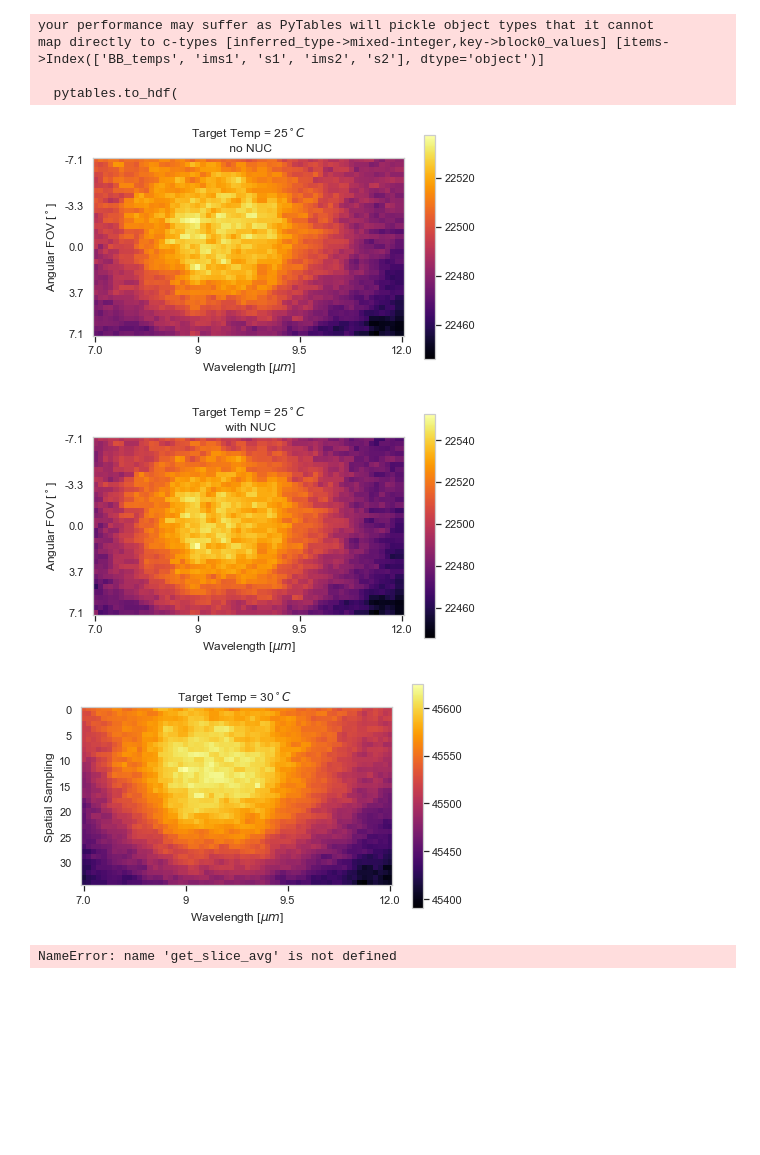
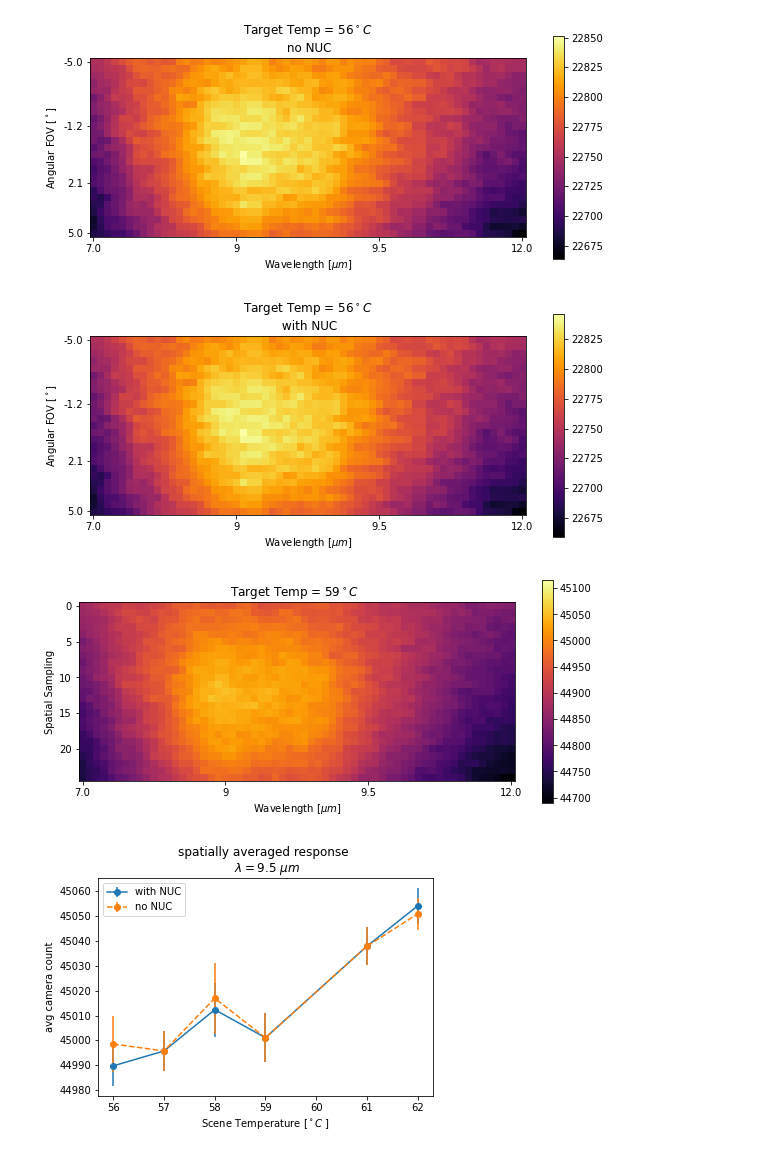
Before and after one commit to Polarization-Lab/IRCSP, a Jupyter notebook: calibration/calculate_LUT_with_NUC.ipynb, the cells around one changed output. Drawn from its saved outputs; the diff is of its cells as text; code cells hidden in the pictures; blank space fills up the shorter version.

```diff
--- a/calibration/calculate_LUT_with_NUC.ipynb
+++ b/calibration/calculate_LUT_with_NUC.ipynb
@@ -18,5 +13,6 @@ sns.set_style("whitegrid", {'axes.grid' : False})
 # %%
 #choose filepath to desired data
-path = '/Users/kirahart/Dropbox/GitHub/IRCSP2_data/calibration_data/LUT/'
-cal_file1 =  "/Users/kirahart/Dropbox/GitHub/IRCSP2_data/calibration_files/cam1pixel.h5"
-cal_file2 =  "/Users/kirahart/Dropbox/GitHub/IRCSP2_data/calibration_files/cam2pixel.h5"
+path = 'C:\\Users\\khart\Documents\\IRCSP2_data\\NUC\\mar02\\'
+#note cam definitions are flipped as of FLIRPY ffc fix
+cal_file2 =  'C:\\Users\\khart\Documents\\IRCSP2_data\\calibration_files\\cam1pixel.h5'
+cal_file1 =  'C:\\Users\\khart\Documents\\IRCSP2_data\\calibration_files\\cam2pixel.h5'
@@ -27,19 +19,20 @@ df2 = create_LUT_df(path,'cam2_80.h5')
 # %%
 waves= np.linspace(7,12,61)
-temps = [25,30,35,40,45,50,55,60,70,75,80]
-angles = np.round(np.linspace(-7.07,7.07,35),1)
+temps = [56,57,58,59,61,62]
+angles = np.round(np.linspace(-5,5,25),1)
 # %%
 #import nuc calibration
 sys.path.insert(0, './NUC')
 from NUC_functions import import_NUC, apply_NUC
-cal_path = '/Users/kirahart/Dropbox/GitHub/IRCSP2_data/calibration_files/NUC.h5'
+cal_path = 'C:\\Users\\khart\Documents\\IRCSP2_data\\calibration_files\\NUC030221.h5'
 
 m1,b1,T_ref1,m2,b2,T_ref2 = import_NUC(cal_path)
 # %%
 #apply pixel registration and NUC to full dataset
 
-ymin1 = 105; ymax1 = 140;
-ymin2 = 130; ymax2 = 165;
+#select ROI
+ymin2 = 105; ymax2 = 130;
+ymin1 = 130; ymax1 = 155;
 
 mean_ims1 =[]
 mean_ims2 =[]
@@ -53,32 +46,31 @@ std_ims2n  =[]
 
 for i in temps:
     #will create a df and print the names of the keys in the original hdf5 file
-    df1 = create_LUT_df(path,'cam1_'+str(i)+'.h5')
-    df2 = create_LUT_df(path,'cam2_'+str(i)+'.h5')
+    df = create_LUT_df(path,str(i)+'C.h5')
 
     corrected_images1= [] ; corrected_images1n= [];
     corrected_images2= [] ; corrected_images2n= []
 
-    for i in range(len(df1)):
+    for i in range(len(df)):
         #first without NUC correction
-        r = df1['images1'][i];
+        r = df['imgs1'][i];
         c = pixel_registration(r,cal_file1,waves,ymin1,ymax1)
 
         #now with NUC correction
-        T = df1['temp1'][i];
+        T = df['temps1'][i];
         rn = apply_NUC(r,T,m1,b1,T_ref1)
         cn = pixel_registration(rn,cal_file1,waves,ymin1,ymax1)
 
         corrected_images1.append(c)
         corrected_images1n.append(cn)
 
-    for i in range(len(df2)):
+    for i in range(len(df)):
         #first without NUC correction
-        r = df2['images1'][i];
+        r = df['imgs2'][i];
         c = pixel_registration(r,cal_file2,waves,ymin2,ymax2)
 
         #now with NUC correction
-        T = df2['temp1'][i];
+        T = df['temps2'][i];
         rn = apply_NUC(r,T,m2,b2,T_ref2)
         cn = pixel_registration(rn,cal_file2,waves,ymin2,ymax2)
 
@@ -122,46 +109,41 @@ dfn
 # %%
 
-df.to_hdf('/Users/kirahart/Dropbox/GitHub/IRCSP2_data/calibration_data/LUT/df_no_NUC.h5', key='s')
-dfn.to_hdf('/Users/kirahart/Dropbox/GitHub/IRCSP2_data/calibration_data/LUT/df_NUC.h5', key='s')
+#df.to_hdf('/Users/kirahart/Dropbox/GitHub/IRCSP2_data/calibration_data/LUT/df_no_NUC.h5', key='s')
+#dfn.to_hdf('/Users/kirahart/Dropbox/GitHub/IRCSP2_data/calibration_data/LUT/df_NUC.h5', key='s')
-# %% [output]
-your performance may suffer as PyTables will pickle object types that it cannot
-map directly to c-types [inferred_type->mixed-integer,key->block0_values] [items->Index(['BB_temps', 'ims1', 's1', 'ims2', 's2'], dtype='object')]
-
-  pytables.to_hdf(
 # %%
 def finv(y,A,B):
     return ((y-B)/A)**0.5
 # %%
 cmin = np.min(list(df['ims1'])); cmax=np.max(list(df['ims2']))
 
 j = 0;
 plt.matshow(df['ims2'][j],cmap = 'inferno' )
 plt.colorbar()
 plt.ylabel('Angular FOV [$^\circ$]')
 plt.xlabel('Wavelength [$\mu m$]')
 plt.ax = plt.gca()
 plt.ax.xaxis.set_ticks_position('bottom')
 plt.xticks([0, 20, 40,60], [waves[0],round(waves[20]),waves[30],waves[60]])
-plt.yticks([0, 9,17,26,34], [angles[0], angles[9],angles[17],angles[26],angles[34]])
+plt.yticks([0, 9,17,24], [angles[0], angles[9],angles[17],angles[24]])
 plt.title('Target Temp = ' + str(temps[j])+ '$^\circ C$ \n no NUC')
 #plt.clim(cmin,cmax)
 plt.show()
 
 cmin = np.min(list(dfn['ims1'])); cmax=np.max(list(df['ims2']))
 
 plt.matshow(dfn['ims2'][j],cmap = 'inferno' )
 plt.colorbar()
 plt.ylabel('Angular FOV [$^\circ$]')
 plt.xlabel('Wavelength [$\mu m$]')
 plt.ax = plt.gca()
 plt.ax.xaxis.set_ticks_position('bottom')
 plt.xticks([0, 20, 40,60], [waves[0],round(waves[20]),waves[30],waves[60]])
-plt.yticks([0, 9,17,26,34], [angles[0], angles[9],angles[17],angles[26],angles[34]])
+plt.yticks([0, 9,17,24], [angles[0], angles[9],angles[17],angles[24]])
 plt.title('Target Temp = ' + str(temps[j])+ '$^\circ C$ \n with NUC')
 plt.show()
 # %% [output]
-[figure, old version]
+[figure, new version]
-[figure, old version]
+[figure, new version]
 # %%
 #create sum column
 df["totalrad"] = df['ims2']+df['ims1']
@@ -169,7 +154,7 @@ df["totalstd"] = (df['s2']**2+df['s1']**2)**0.5
 # %%
 cmin = np.min(list(df['totalrad'])); cmax=np.max(list(df['totalrad']))
 
-j = 1;
+j = 3;
 plt.matshow(df['totalrad'][j],cmap = 'inferno' )
 plt.colorbar()
 plt.ylabel('Spatial Sampling')
@@ -178,10 +163,10 @@ plt.ax = plt.gca()
 plt.ax.xaxis.set_ticks_position('bottom')
 plt.xticks([0, 20, 40,60], [waves[0],round(waves[20]),waves[30],waves[60]])
 plt.title('Target Temp = ' + str(temps[j])+ '$^\circ C$  ')
-#plt.clim(cmin,cmax)
+plt.clim(cmin,cmax)
 plt.show()
 # %% [output]
-[figure, old version]
+[figure, new version]
 # %%
 # pixel fit
 def f(x, A, B): # this is your 'straight line' y=f(x)
@@ -190,13 +175,13 @@ def f(x, A, B): # this is your 'straight line' y=f(x)
 def finv(y,A,B):
     return ((y-B)/A)**0.5
 # %%
-x = 30
-plt.errorbar(df['BB_temps'],get_slice_avg(df['ims2'],x),yerr=get_slice_avg(df['s1'],x),label = 'no NUC')
-plt.errorbar(dfn['BB_temps'],get_slice_avg(dfn['ims2'],x),yerr=get_slice_avg(dfn['s1'],x),label = 'with NUC')
+x =30
+plt.errorbar(dfn['BB_temps'],get_slice_avg(dfn['totalrad'],x),yerr=get_slice_avg(dfn['totalstd'],x),fmt='o-', label = 'with NUC')
+plt.errorbar(df['BB_temps'],get_slice_avg(df['totalrad'],x),yerr=get_slice_avg(df['totalstd'],x),fmt='o--',label = 'no NUC')
 plt.title('spatially averaged response \n $\lambda = $' + str(round(waves[x],2)) + ' $  \mu m$')
 plt.xlabel('Scene Temperature [$^\circ C$ ] ')
 plt.ylabel('avg camera count')
 plt.legend()
 plt.show()
 # %% [output]
-NameError: name 'get_slice_avg' is not defined
+[figure, added]
```
Also changed, not shown: parts of 19 cells of this notebook, 4 other files.
